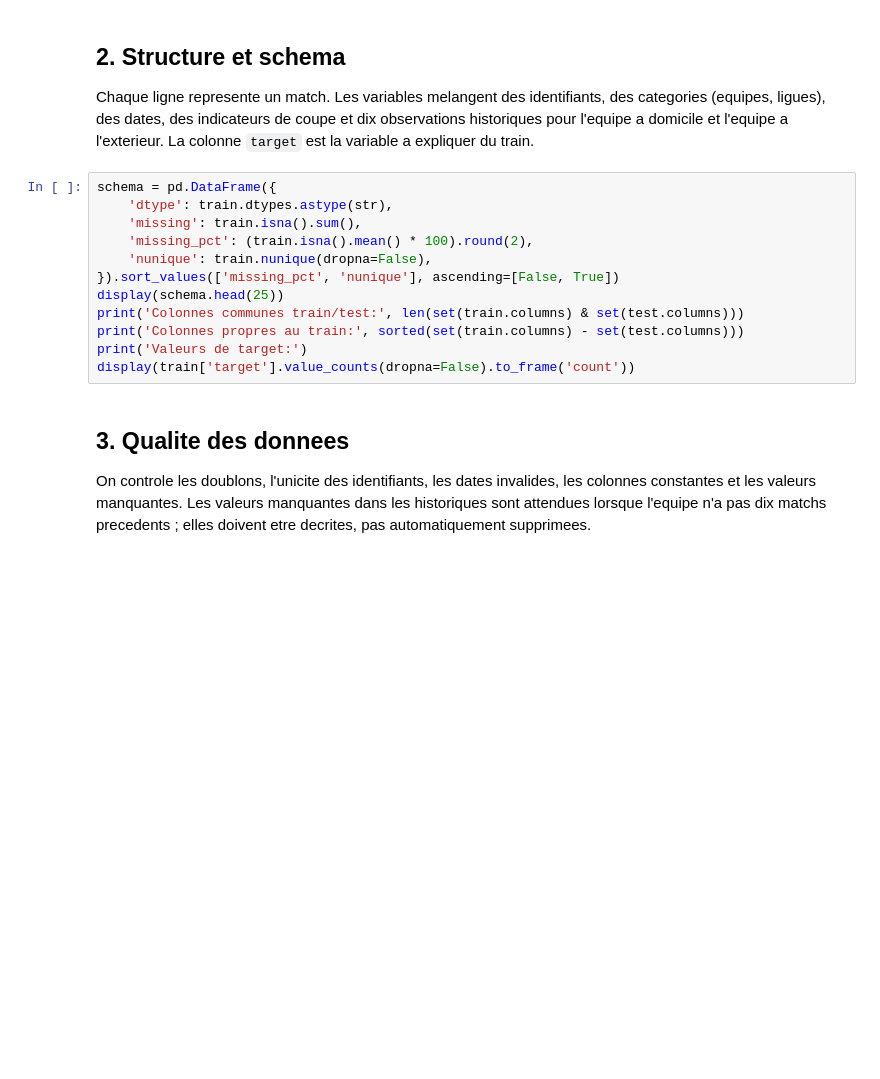
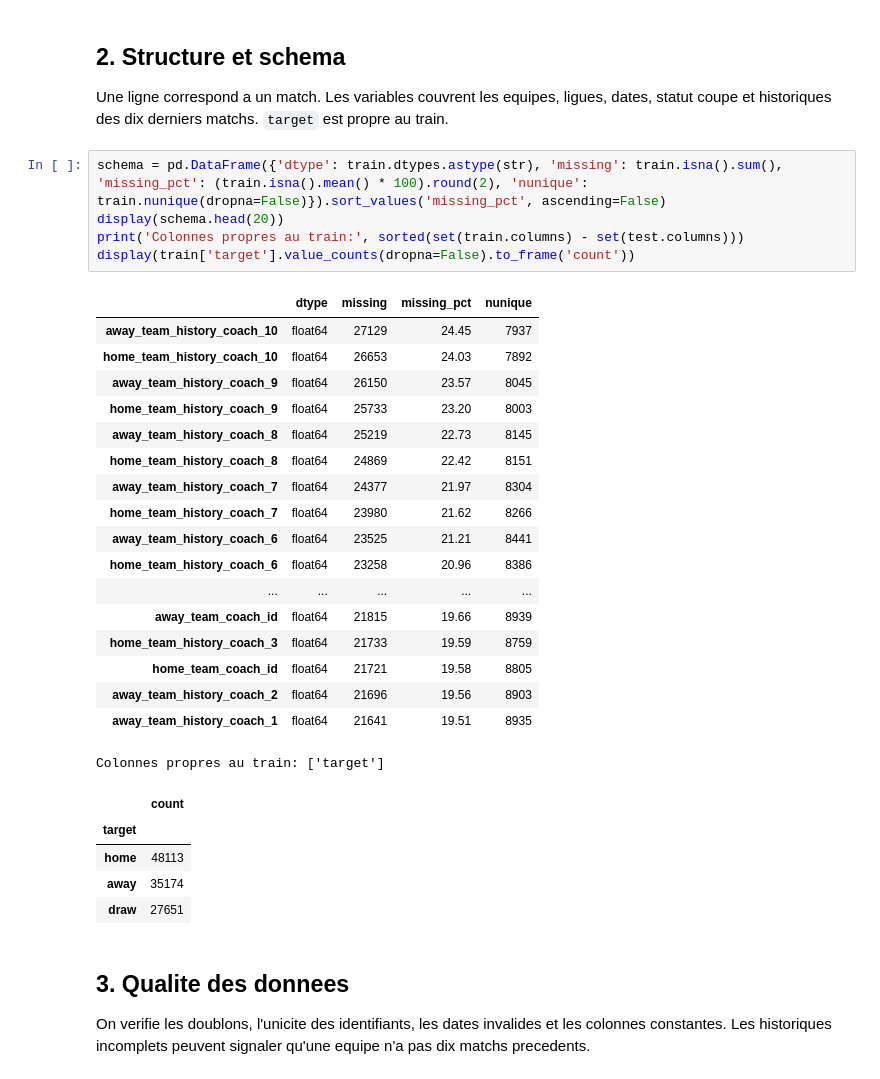
Before and after one commit to hugopicot/Football-Match-Probability-Prediction, a Jupyter notebook: EDA.ipynb, the cells around one changed output. Cells and saved outputs as stored; diff of their text form; blank space fills up the shorter version.

```diff
--- a/EDA.ipynb
+++ b/EDA.ipynb
@@ -31,20 +27,37 @@ print(f'submission: {submission.shape}')
 # %% [markdown]
 ## 2. Structure et schema
 
-Chaque ligne represente un match. Les variables melangent des identifiants, des categories (equipes, ligues), des dates, des indicateurs de coupe et dix observations historiques pour l'equipe a domicile et l'equipe a l'exterieur. La colonne `target` est la variable a expliquer du train.
+Une ligne correspond a un match. Les variables couvrent les equipes, ligues, dates, statut coupe et historiques des dix derniers matchs. `target` est propre au train.
 # %%
-schema = pd.DataFrame({
-    'dtype': train.dtypes.astype(str),
-    'missing': train.isna().sum(),
-    'missing_pct': (train.isna().mean() * 100).round(2),
-    'nunique': train.nunique(dropna=False),
-}).sort_values(['missing_pct', 'nunique'], ascending=[False, True])
-display(schema.head(25))
-print('Colonnes communes train/test:', len(set(train.columns) & set(test.columns)))
+schema = pd.DataFrame({'dtype': train.dtypes.astype(str), 'missing': train.isna().sum(), 'missing_pct': (train.isna().mean() * 100).round(2), 'nunique': train.nunique(dropna=False)}).sort_values('missing_pct', ascending=False)
+display(schema.head(20))
 print('Colonnes propres au train:', sorted(set(train.columns) - set(test.columns)))
-print('Valeurs de target:')
 display(train['target'].value_counts(dropna=False).to_frame('count'))
+# %% [output]
+|  | dtype | missing | missing_pct | nunique |
+| away_team_history_coach_10 | float64 | 27129 | 24.45 | 7937 |
+| home_team_history_coach_10 | float64 | 26653 | 24.03 | 7892 |
+| away_team_history_coach_9 | float64 | 26150 | 23.57 | 8045 |
+| home_team_history_coach_9 | float64 | 25733 | 23.20 | 8003 |
+| away_team_history_coach_8 | float64 | 25219 | 22.73 | 8145 |
+| home_team_history_coach_8 | float64 | 24869 | 22.42 | 8151 |
+| away_team_history_coach_7 | float64 | 24377 | 21.97 | 8304 |
+| home_team_history_coach_7 | float64 | 23980 | 21.62 | 8266 |
+| away_team_history_coach_6 | float64 | 23525 | 21.21 | 8441 |
+| home_team_history_coach_6 | float64 | 23258 | 20.96 | 8386 |
+| ... | ... | ... | ... | ... |
+| away_team_coach_id | float64 | 21815 | 19.66 | 8939 |
+| home_team_history_coach_3 | float64 | 21733 | 19.59 | 8759 |
+| home_team_coach_id | float64 | 21721 | 19.58 | 8805 |
+| away_team_history_coach_2 | float64 | 21696 | 19.56 | 8903 |
+| away_team_history_coach_1 | float64 | 21641 | 19.51 | 8935 |
+Colonnes propres au train: ['target']
+|  | count |
+| target |  |
+| home | 48113 |
+| away | 35174 |
+| draw | 27651 |
 # %% [markdown]
 ## 3. Qualite des donnees
 
-On controle les doublons, l'unicite des identifiants, les dates invalides, les colonnes constantes et les valeurs manquantes. Les valeurs manquantes dans les historiques sont attendues lorsque l'equipe n'a pas dix matchs precedents ; elles doivent etre decrites, pas automatiquement supprimees.
+On verifie les doublons, l'unicite des identifiants, les dates invalides et les colonnes constantes. Les historiques incomplets peuvent signaler qu'une equipe n'a pas dix matchs precedents.
```
Also changed, not shown: parts of 12 cells of this notebook.
